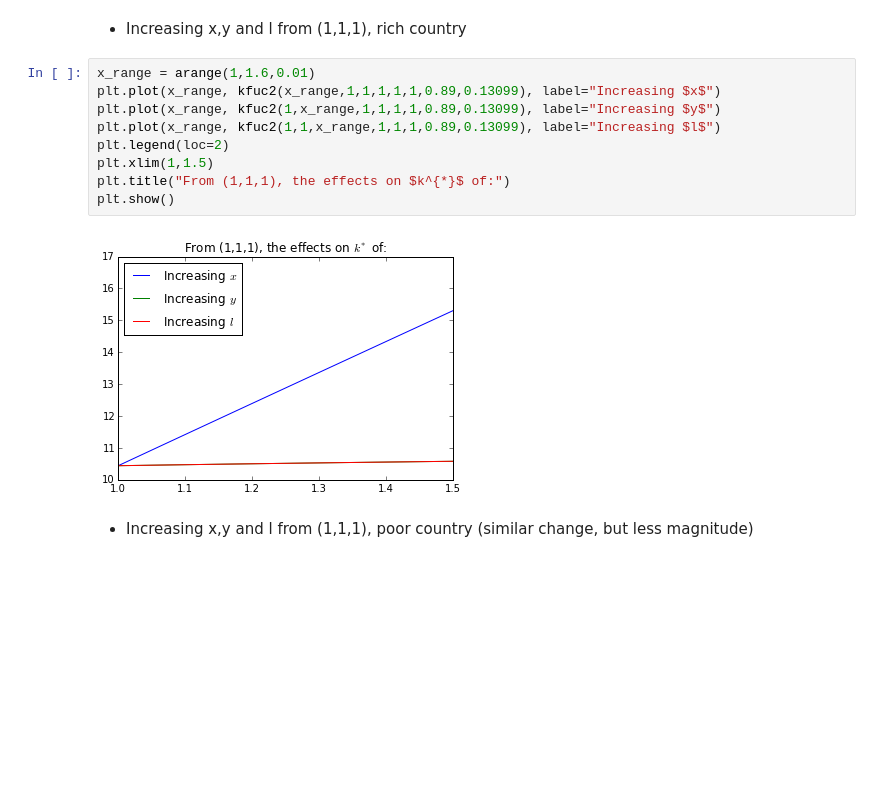
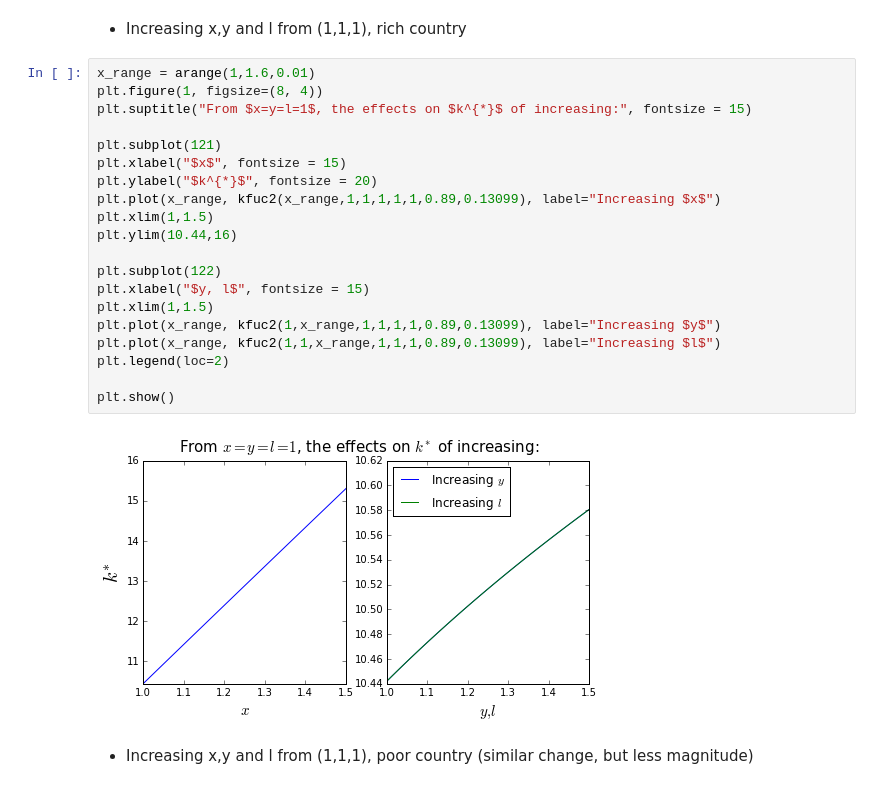
Before and after one commit to davidrpugh/assortative-matching-large-firms, a Jupyter notebook: Capital.ipynb, the cells around one changed output. Drawn from its saved outputs; the diff is of its cells as text; blank space fills up the shorter version.

```diff
--- a/Capital.ipynb
+++ b/Capital.ipynb
@@ -224,15 +293,26 @@ plt.show()
 - Increasing x,y and l from (1,1,1), rich country
 # %%
 x_range = arange(1,1.6,0.01)
+plt.figure(1, figsize=(8, 4))
+plt.suptitle("From $x=y=l=1$, the effects on $k^{*}$ of increasing:", fontsize = 15)
+
+plt.subplot(121)
+plt.xlabel("$x$", fontsize = 15)
+plt.ylabel("$k^{*}$", fontsize = 20)
 plt.plot(x_range, kfuc2(x_range,1,1,1,1,1,0.89,0.13099), label="Increasing $x$")
+plt.xlim(1,1.5)
+plt.ylim(10.44,16)
+
+plt.subplot(122)
+plt.xlabel("$y, l$", fontsize = 15)
+plt.xlim(1,1.5)
 plt.plot(x_range, kfuc2(1,x_range,1,1,1,1,0.89,0.13099), label="Increasing $y$")
 plt.plot(x_range, kfuc2(1,1,x_range,1,1,1,0.89,0.13099), label="Increasing $l$")
 plt.legend(loc=2)
-plt.xlim(1,1.5)
-plt.title("From (1,1,1), the effects on $k^{*}$ of:")
+
 plt.show()
 # %% [output]
-[figure, old version]
+[figure, new version]
 # %% [markdown]
 - Increasing x,y and l from (1,1,1), poor country (similar change, but less magnitude)
 # %%
```
Also changed, not shown: parts of 21 cells of this notebook, 2 other files.
